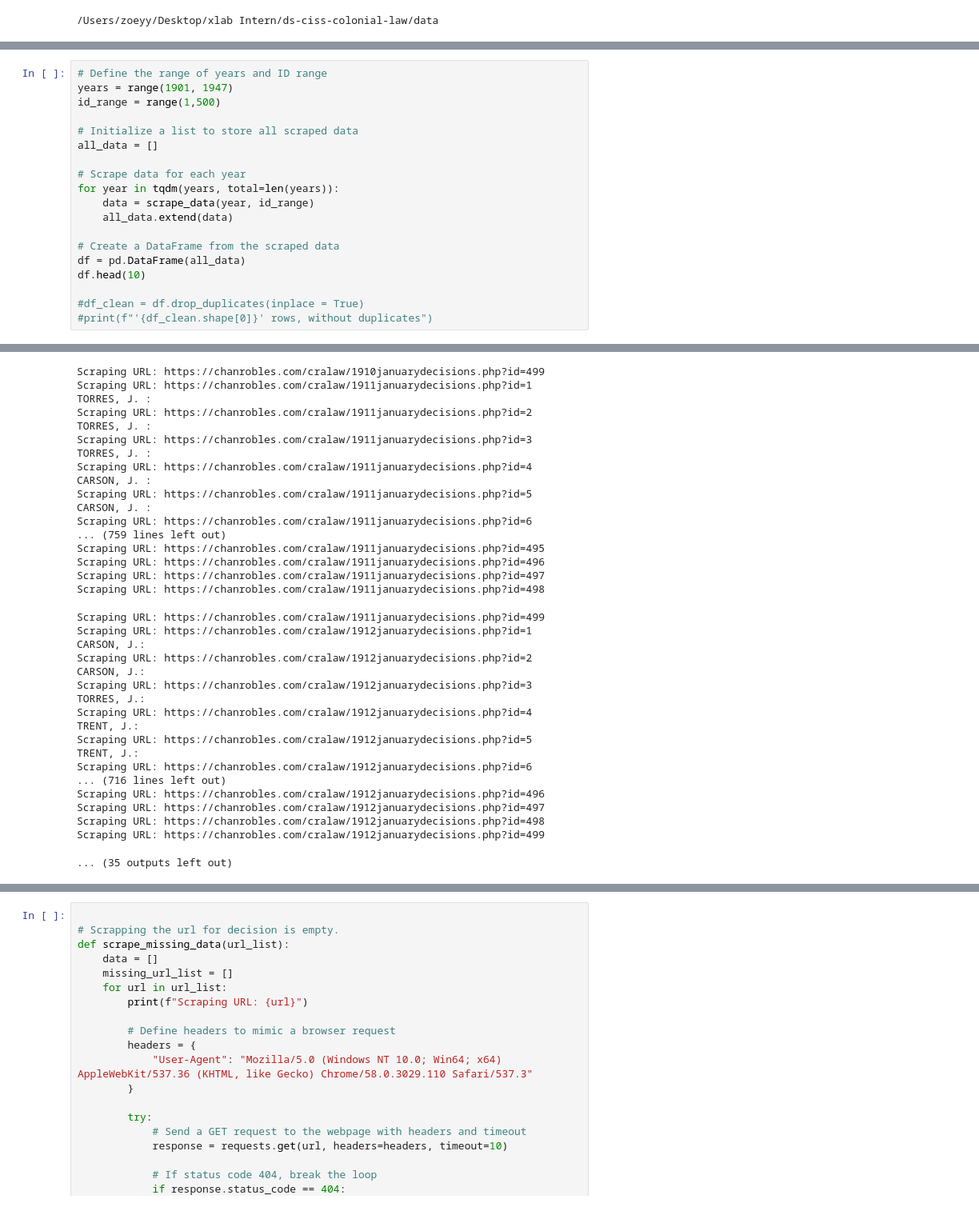
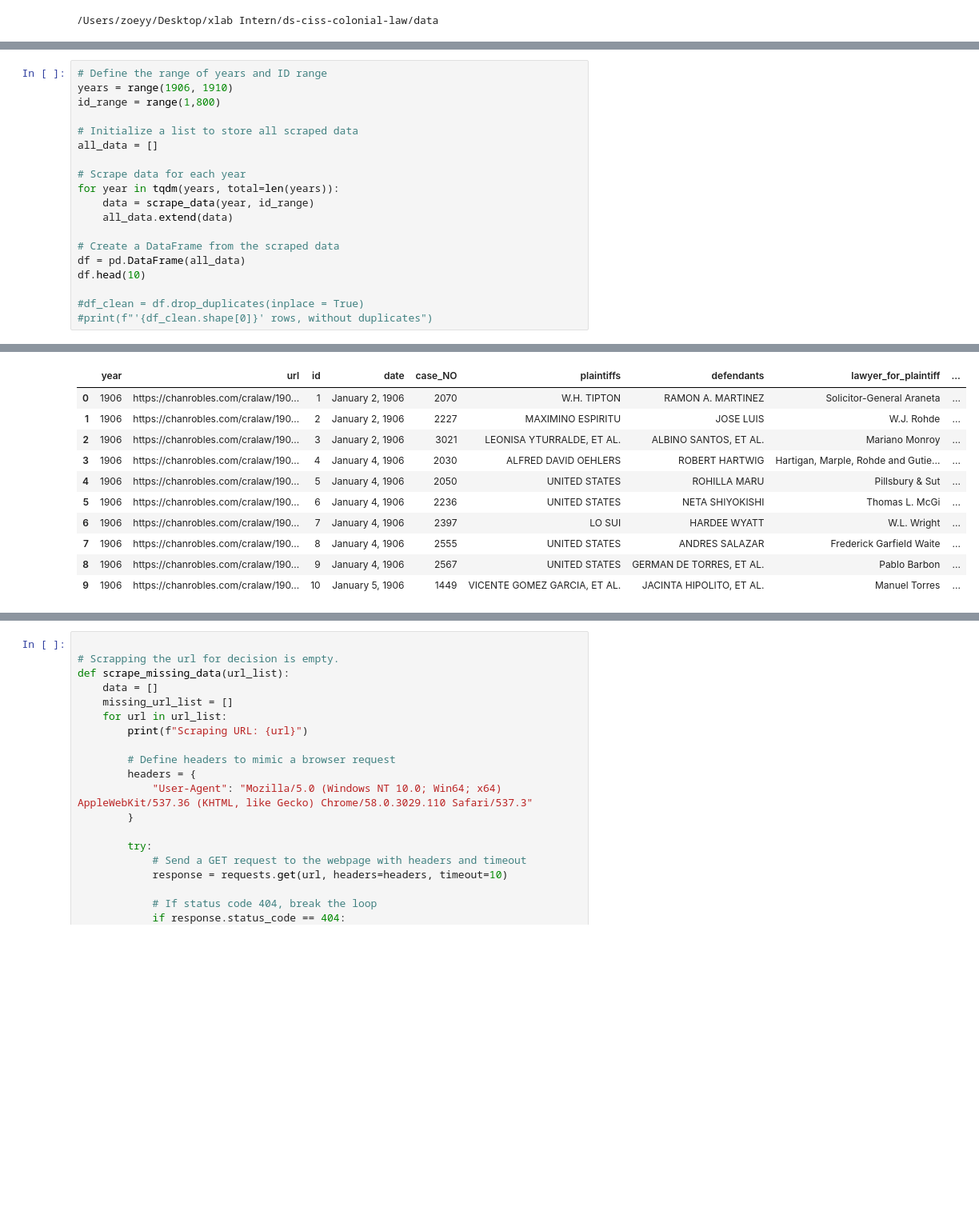
Before and after one commit to BU-Spark/ds-ciss-colonial-law, a Jupyter notebook: code/data_scrap.ipynb, the cells around one changed output, grey strips where cells are left out. Shown: that part at 80% size. Drawn from its saved outputs; the diff is of its cells as text; blank space fills up the shorter version.

```diff
--- a/code/data_scrap.ipynb
+++ b/code/data_scrap.ipynb
@@ -181,8 +180,8 @@ def scrape_data(year, id_range):
     return data
 # %%
 # Define the range of years and ID range
-years = range(1901, 1947)
-id_range = range(1,500)
+years = range(1906, 1910)
+id_range = range(1,800)
 
 # Initialize a list to store all scraped data
 all_data = []
@@ -372,38 +218,14 @@ Scraping URL: https://chanrobles.com/cralaw/1910januarydecisions.php?id=498
-Scraping URL: https://chanrobles.com/cralaw/1910januarydecisions.php?id=499
-Scraping URL: https://chanrobles.com/cralaw/1911januarydecisions.php?id=1
-TORRES, J. :
-Scraping URL: https://chanrobles.com/cralaw/1911januarydecisions.php?id=2
-TORRES, J. :
-Scraping URL: https://chanrobles.com/cralaw/1911januarydecisions.php?id=3
-TORRES, J. :
-Scraping URL: https://chanrobles.com/cralaw/1911januarydecisions.php?id=4
-CARSON, J. :
-Scraping URL: https://chanrobles.com/cralaw/1911januarydecisions.php?id=5
-CARSON, J. :
-Scraping URL: https://chanrobles.com/cralaw/1911januarydecisions.php?id=6
-... (759 lines left out)
-Scraping URL: https://chanrobles.com/cralaw/1911januarydecisions.php?id=495
-Scraping URL: https://chanrobles.com/cralaw/1911januarydecisions.php?id=496
-Scraping URL: https://chanrobles.com/cralaw/1911januarydecisions.php?id=497
-Scraping URL: https://chanrobles.com/cralaw/1911januarydecisions.php?id=498
-Scraping URL: https://chanrobles.com/cralaw/1911januarydecisions.php?id=499
-Scraping URL: https://chanrobles.com/cralaw/1912januarydecisions.php?id=1
-CARSON, J.:
-Scraping URL: https://chanrobles.com/cralaw/1912januarydecisions.php?id=2
-CARSON, J.:
-Scraping URL: https://chanrobles.com/cralaw/1912januarydecisions.php?id=3
-TORRES, J.:
-Scraping URL: https://chanrobles.com/cralaw/1912januarydecisions.php?id=4
-TRENT, J.:
-Scraping URL: https://chanrobles.com/cralaw/1912januarydecisions.php?id=5
-TRENT, J.:
-Scraping URL: https://chanrobles.com/cralaw/1912januarydecisions.php?id=6
-... (716 lines left out)
-Scraping URL: https://chanrobles.com/cralaw/1912januarydecisions.php?id=496
-Scraping URL: https://chanrobles.com/cralaw/1912januarydecisions.php?id=497
-Scraping URL: https://chanrobles.com/cralaw/1912januarydecisions.php?id=498
-Scraping URL: https://chanrobles.com/cralaw/1912januarydecisions.php?id=499
-... (35 outputs left out)
+|  | year | url | id | date | case_NO | plaintiffs | defendants | lawyer_for_plaintiff | ... |
+| 0 | 1906 | https://chanrobles.com/cralaw/190... | 1 | January 2, 1906 | 2070 | W.H. TIPTON | RAMON A. MARTINEZ | Solicitor-General Araneta | ... |
+| 1 | 1906 | https://chanrobles.com/cralaw/190... | 2 | January 2, 1906 | 2227 | MAXIMINO ESPIRITU | JOSE LUIS | W.J. Rohde | ... |
+| 2 | 1906 | https://chanrobles.com/cralaw/190... | 3 | January 2, 1906 | 3021 | LEONISA YTURRALDE, ET AL. | ALBINO SANTOS, ET AL. | Mariano Monroy | ... |
+| 3 | 1906 | https://chanrobles.com/cralaw/190... | 4 | January 4, 1906 | 2030 | ALFRED DAVID OEHLERS | ROBERT HARTWIG | Hartigan, Marple, Rohde and Gutie... | ... |
+| 4 | 1906 | https://chanrobles.com/cralaw/190... | 5 | January 4, 1906 | 2050 | UNITED STATES | ROHILLA MARU | Pillsbury & Sut | ... |
+| 5 | 1906 | https://chanrobles.com/cralaw/190... | 6 | January 4, 1906 | 2236 | UNITED STATES | NETA SHIYOKISHI | Thomas L. McGi | ... |
+| 6 | 1906 | https://chanrobles.com/cralaw/190... | 7 | January 4, 1906 | 2397 | LO SUI | HARDEE WYATT | W.L. Wright | ... |
+| 7 | 1906 | https://chanrobles.com/cralaw/190... | 8 | January 4, 1906 | 2555 | UNITED STATES | ANDRES SALAZAR | Frederick Garfield Waite | ... |
+| 8 | 1906 | https://chanrobles.com/cralaw/190... | 9 | January 4, 1906 | 2567 | UNITED STATES | GERMAN DE TORRES, ET AL. | Pablo Barbon | ... |
+| 9 | 1906 | https://chanrobles.com/cralaw/190... | 10 | January 5, 1906 | 1449 | VICENTE GOMEZ GARCIA, ET AL. | JACINTA HIPOLITO, ET AL. | Manuel Torres | ... |
 # %%
 
 # Save the DataFrame to a CSV file
```
Also changed, not shown: parts of 14 cells of this notebook, 1 other file.
